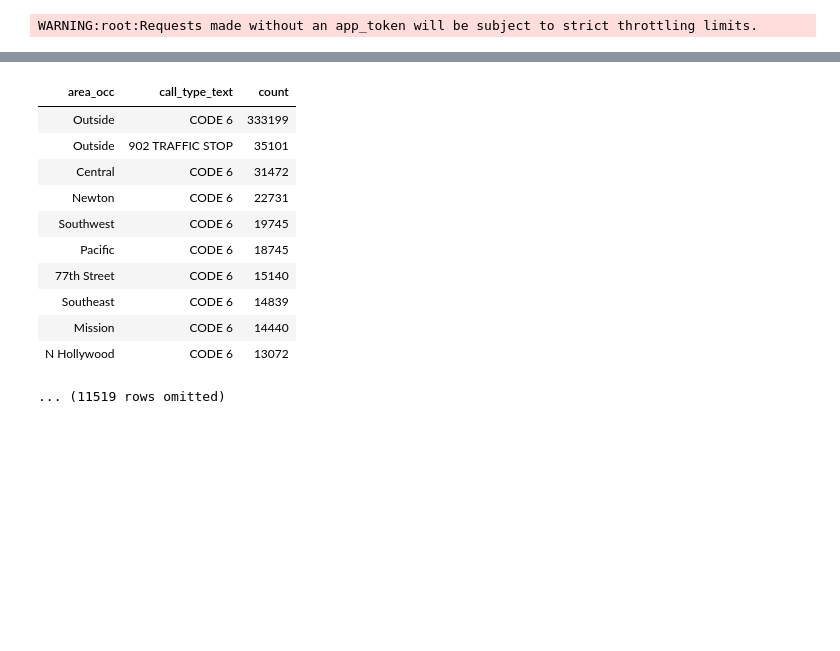
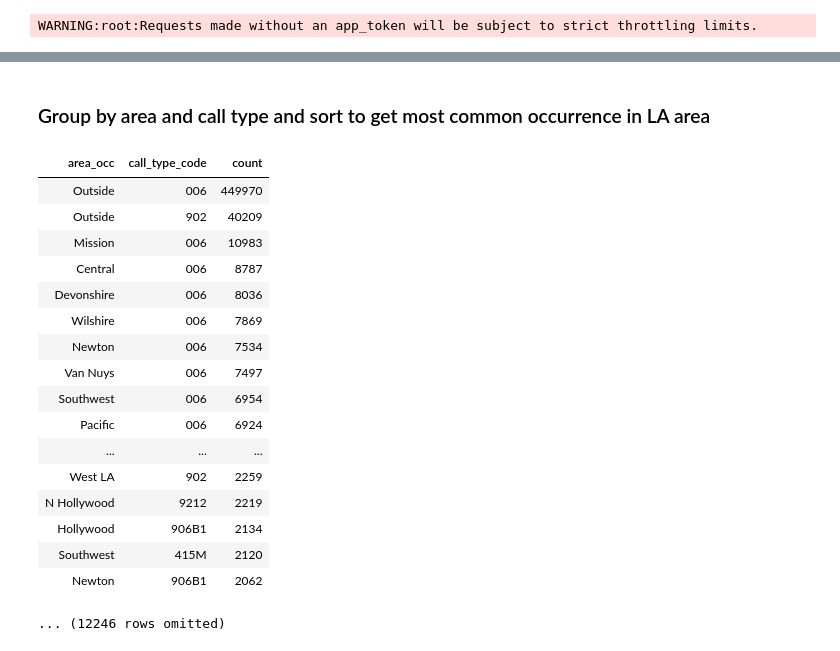
Before and after one commit to toritotony/ASAdatachallenge24, a Jupyter notebook: LAPD_20-24.ipynb, the cells around one changed output, grey strips where cells are left out. Cells and saved outputs as stored; diff of their text form; code cells hidden in the pictures; blank space fills up the shorter version.

```diff
--- a/LAPD_20-24.ipynb
+++ b/LAPD_20-24.ipynb
@@ -10,15 +15,19 @@ client = Socrata("data.lacity.org", None)
 # %% [output]
 WARNING:root:Requests made without an app_token will be subject to strict throttling limits.
 # %%
-#la24_results = client.get("xjgu-z4ju")
+import time
+
 all_results = []
 batch_size = 1000
 offset = 0
 
 while True:
-    # Fetch a batch of rows
-    batch = client.get("xjgu-z4ju", limit=batch_size, offset=offset)
-    if not batch:  # Stop if no more rows are returned
-        break
-    all_results.extend(batch)
-    offset += batch_size  # Increment offset for the next batch
+    try:
+        batch = client.get("u6ri-98iw", limit=batch_size, offset=offset)
+        if not batch:
+            break
+        all_results.extend(batch)
+        offset += batch_size
+    except Exception as e:
+        print(f"Error: {e}. Retrying in 5 seconds...")
+        time.sleep(5)  # Wait before retrying
@@ -61,16 +189,24 @@ Circle.map_table(
+# %% [markdown]
+### Group by area and call type and sort to get most common occurrence in LA area
 # %%
-la24_area_call = la24_results_table.group([1,6]).sort('count', descending=True)
-la24_area_call
+la24_area_call = la24_results_table.group(["area_occ", "call_type_code"]).sort('count', descending=True)
+la24_area_call.show(50)
 # %% [output]
-| area_occ | call_type_text | count |
-| Outside | CODE 6 | 333199 |
-| Outside | 902 TRAFFIC STOP | 35101 |
-| Central | CODE 6 | 31472 |
-| Newton | CODE 6 | 22731 |
-| Southwest | CODE 6 | 19745 |
-| Pacific | CODE 6 | 18745 |
-| 77th Street | CODE 6 | 15140 |
-| Southeast | CODE 6 | 14839 |
-| Mission | CODE 6 | 14440 |
-| N Hollywood | CODE 6 | 13072 |
+| area_occ | call_type_code | count |
+| Outside | 006 | 449970 |
+| Outside | 902 | 40209 |
+| Mission | 006 | 10983 |
+| Central | 006 | 8787 |
+| Devonshire | 006 | 8036 |
+| Wilshire | 006 | 7869 |
+| Newton | 006 | 7534 |
+| Van Nuys | 006 | 7497 |
+| Southwest | 006 | 6954 |
+| Pacific | 006 | 6924 |
+| ... | ... | ... |
+| West LA | 902 | 2259 |
+| N Hollywood | 9212 | 2219 |
+| Hollywood | 906B1 | 2134 |
+| Southwest | 415M | 2120 |
+| Newton | 906B1 | 2062 |
-... (11519 rows omitted)
+... (12246 rows omitted)
```
Also changed, not shown: parts of 44 cells of this notebook, 43 other files.
